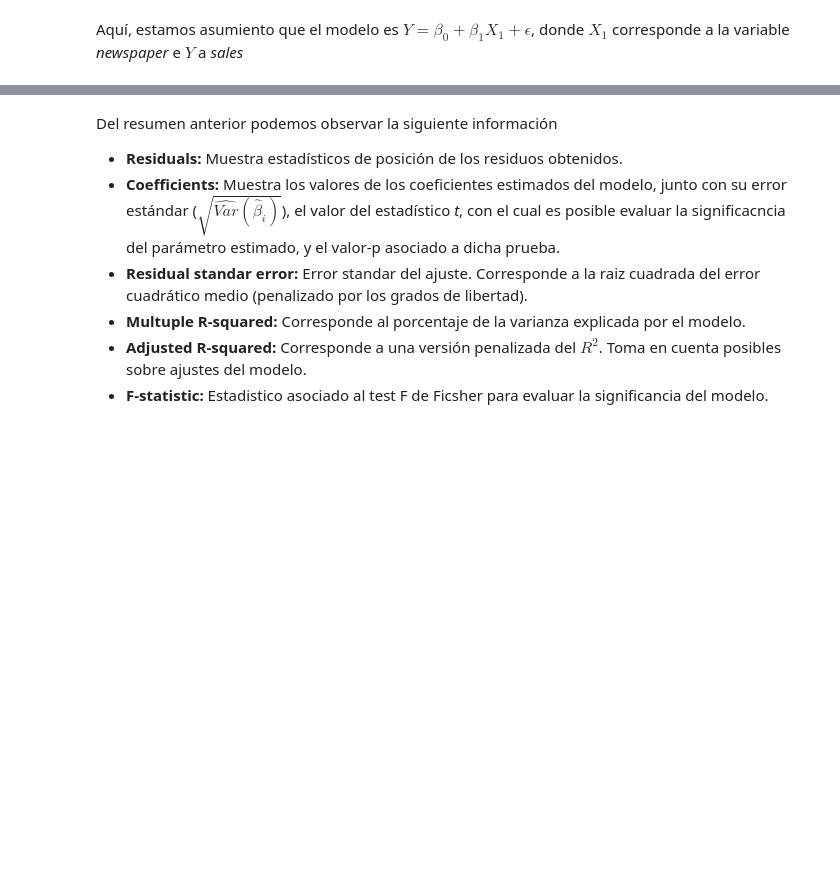
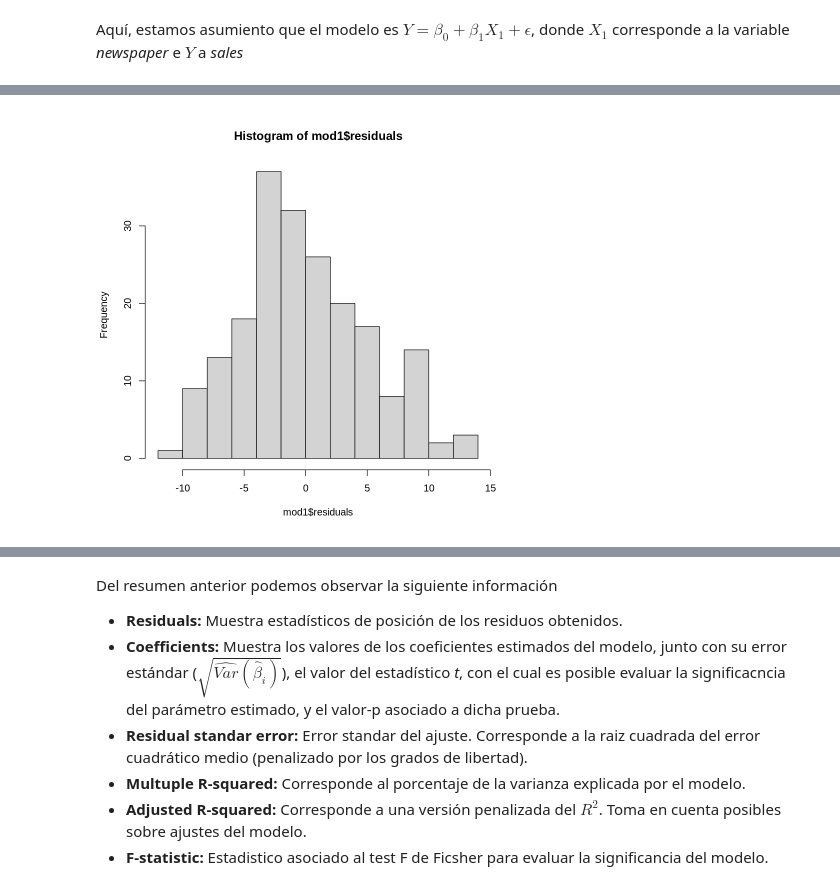
Before and after one commit to rodrigo-coco-espinoza/Introduccion_a_ciencia_de_datos_R_v2, a Jupyter notebook: Clases/Clase7/Clase7_1_Regresion_lineal_en_r.ipynb, the cells around one changed output, grey strips where cells are left out. Cells and saved outputs as stored; diff of their text form; code cells hidden in the pictures; blank space fills up the shorter version.

```diff
--- a/Clases/Clase7/Clase7_1_Regresion_lineal_en_r.ipynb
+++ b/Clases/Clase7/Clase7_1_Regresion_lineal_en_r.ipynb
@@ -65,5 +86,6 @@ head(ventas)
 Aquí, estamos asumiento que el modelo es $Y = \beta_0 + \beta_1X_1+ \epsilon$, donde $X_1$ corresponde a la variable _newspaper_ e  $Y$ a _sales_
 # %%
 # Creamos nuestro primer modelo lineal considerando newspaper.
+mod1 <- lm(formula = sales ~ newspaper, data = ventas)
 # %%
 # Clase, estructura y resumen del modelo
@@ -69,0 +135,4 @@ Aquí, estamos asumiento que el modelo es $Y = \beta_0 + \beta_1X_1+ \epsilon$,
+# %%
+hist(mod1$residuals)
+# %% [output]
+[figure, added]
```
Also changed, not shown: parts of 32 cells of this notebook.
